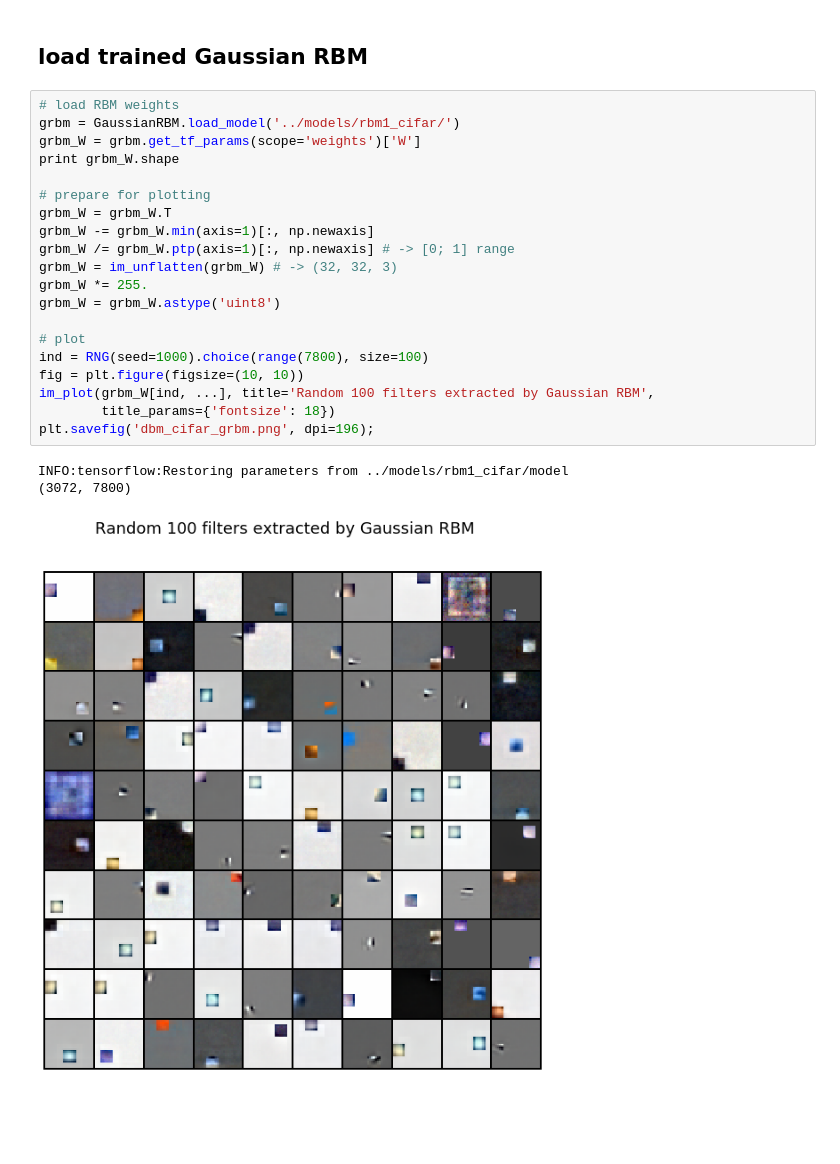
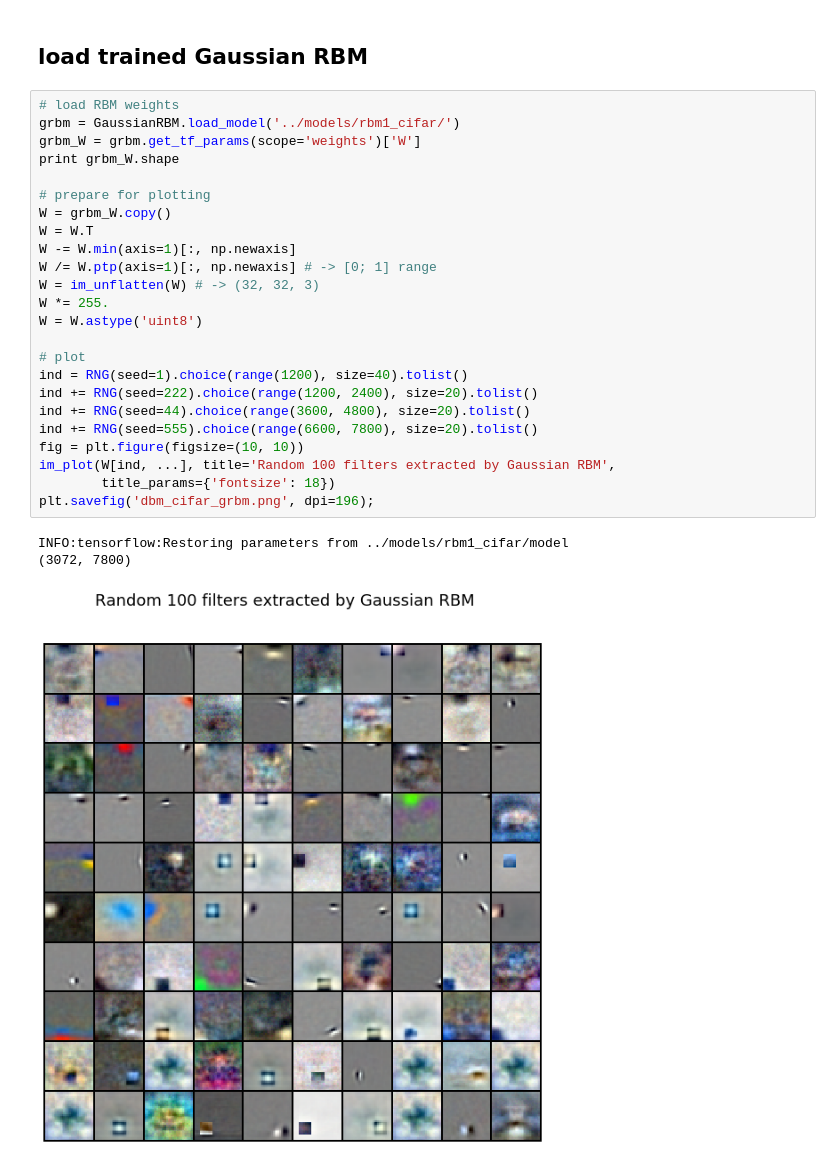
Before and after one commit to yell/boltzmann-machines, a Jupyter notebook: notebooks/dbm_cifar.ipynb, the cells around one changed output. Drawn from its saved outputs; the diff is of its cells as text; blank space fills up the shorter version.

Commit message:
add G-RBM and M-RBM filters visualization

```diff
--- a/notebooks/dbm_cifar.ipynb
+++ b/notebooks/dbm_cifar.ipynb
@@ -83,24 +84,28 @@ INFO:tensorflow:Restoring parameters from ../models/rbm_cifar_small_18/model
 # %%
 # load RBM weights
 grbm = GaussianRBM.load_model('../models/rbm1_cifar/')
 grbm_W = grbm.get_tf_params(scope='weights')['W']
 print grbm_W.shape
 
 # prepare for plotting
-grbm_W = grbm_W.T
-grbm_W -= grbm_W.min(axis=1)[:, np.newaxis]
-grbm_W /= grbm_W.ptp(axis=1)[:, np.newaxis] # -> [0; 1] range
-grbm_W = im_unflatten(grbm_W) # -> (32, 32, 3)
-grbm_W *= 255.
-grbm_W = grbm_W.astype('uint8')
+W = grbm_W.copy()
+W = W.T
+W -= W.min(axis=1)[:, np.newaxis]
+W /= W.ptp(axis=1)[:, np.newaxis] # -> [0; 1] range
+W = im_unflatten(W) # -> (32, 32, 3)
+W *= 255.
+W = W.astype('uint8')
 
 # plot
-ind = RNG(seed=1000).choice(range(7800), size=100)
+ind = RNG(seed=1).choice(range(1200), size=40).tolist()
+ind += RNG(seed=222).choice(range(1200, 2400), size=20).tolist()
+ind += RNG(seed=44).choice(range(3600, 4800), size=20).tolist()
+ind += RNG(seed=555).choice(range(6600, 7800), size=20).tolist()
 fig = plt.figure(figsize=(10, 10))
-im_plot(grbm_W[ind, ...], title='Random 100 filters extracted by Gaussian RBM',
+im_plot(W[ind, ...], title='Random 100 filters extracted by Gaussian RBM',
         title_params={'fontsize': 18})
 plt.savefig('dbm_cifar_grbm.png', dpi=196);
 # %% [output]
 INFO:tensorflow:Restoring parameters from ../models/rbm1_cifar/model
 (3072, 7800)
-[figure, old version]
+[figure, new version]
```
Also changed, not shown: parts of 3 cells of this notebook, 1 other file.
